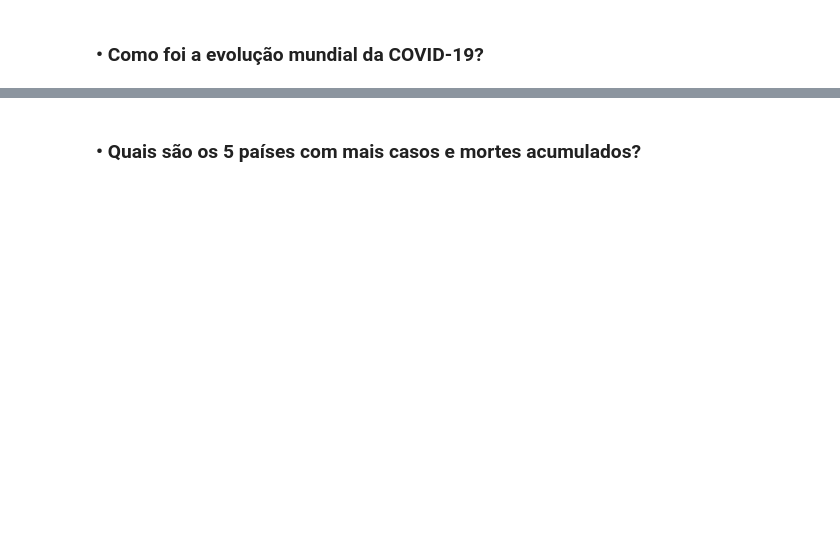
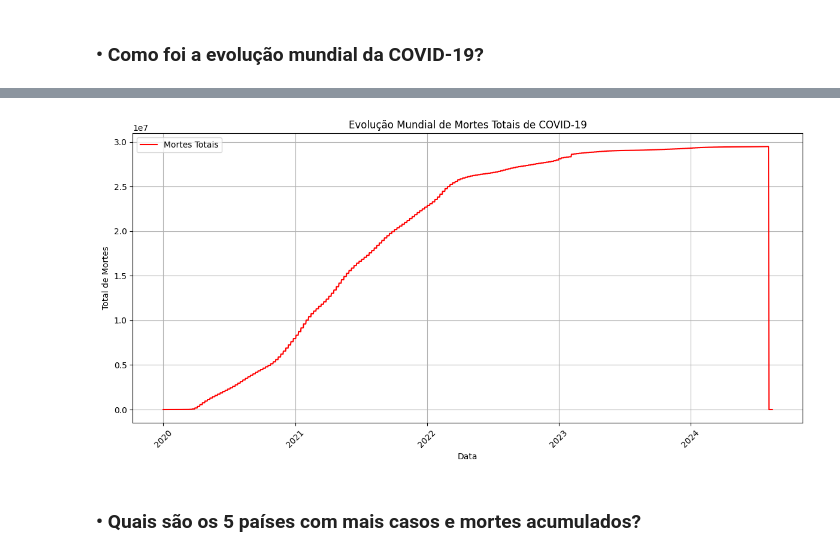
Before and after one commit to Henrike-PB/gc-python-2024, a Jupyter notebook: aula_08/Exercício 21/exercicio_21.ipynb, the cells around one changed output, grey strips where cells are left out. Drawn from its saved outputs; the diff is of its cells as text; code cells hidden in the pictures; blank space fills up the shorter version.

```diff
--- a/aula_08/Exercício 21/exercicio_21.ipynb
+++ b/aula_08/Exercício 21/exercicio_21.ipynb
@@ -78,2 +126,15 @@ Index(['iso_code', 'continent', 'location', 'date', 'total_cases', 'new_cases',
+# %%
+plt.figure(figsize=(12, 6))
+plt.plot(global_data['date'], global_data['total_deaths'], label='Mortes Totais', color='red')
+plt.title('Evolução Mundial de Mortes Totais de COVID-19')
+plt.xlabel('Data')
+plt.ylabel('Total de Mortes')
+plt.xticks(rotation=45)
+plt.grid()
+plt.legend()
+plt.tight_layout()
+plt.show()
+# %% [output]
+[figure, added]
 # %% [markdown]
 ### • Quais são os 5 países com mais casos e mortes acumulados?
```
Also changed, not shown: parts of 25 cells of this notebook, 6 other files.
